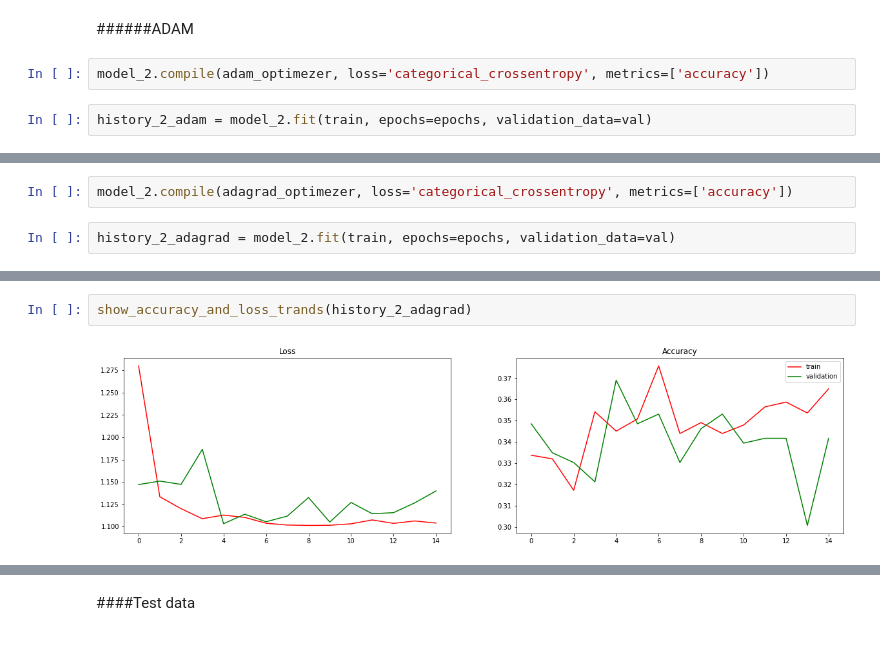
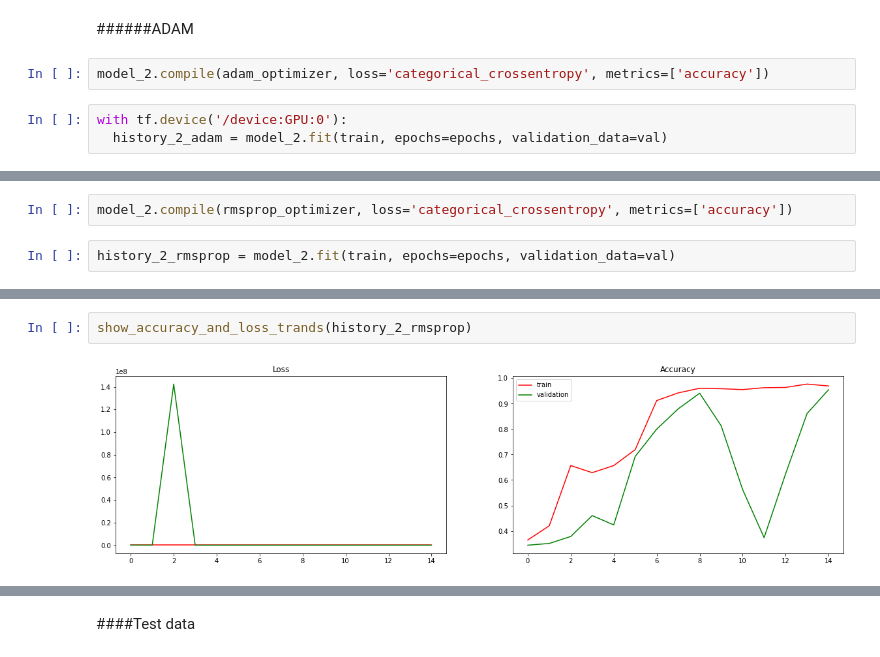
Before and after one commit to mc-off/ML, a Jupyter notebook: RPS_prediction/RPS_prediction.ipynb, the cells around one changed output, grey strips where cells are left out. Saved outputs shown, nothing was run; the diff lists cells and outputs as text.

```diff
--- a/RPS_prediction/RPS_prediction.ipynb
+++ b/RPS_prediction/RPS_prediction.ipynb
@@ -583,8 +739,9 @@ Accuracy: 97
 # %% [markdown]
 ######ADAM
 # %%
-model_2.compile(adam_optimezer, loss='categorical_crossentropy', metrics=['accuracy'])
+model_2.compile(adam_optimizer, loss='categorical_crossentropy', metrics=['accuracy'])
 # %%
-history_2_adam = model_2.fit(train, epochs=epochs, validation_data=val)
+with tf.device('/device:GPU:0'):
+  history_2_adam = model_2.fit(train, epochs=epochs, validation_data=val)
 # %% [output]
 Epoch 1/15
@@ -618,6 +775,6 @@ Accuracy: 38
 # %%
-model_2.compile(adagrad_optimezer, loss='categorical_crossentropy', metrics=['accuracy'])
+model_2.compile(rmsprop_optimizer, loss='categorical_crossentropy', metrics=['accuracy'])
 # %%
-history_2_adagrad = model_2.fit(train, epochs=epochs, validation_data=val)
+history_2_rmsprop = model_2.fit(train, epochs=epochs, validation_data=val)
 # %% [output]
 Epoch 1/15
@@ -640,5 +797,5 @@ Epoch 15/15
 # %%
-show_accuracy_and_loss_trands(history_2_adagrad)
+show_accuracy_and_loss_trands(history_2_rmsprop)
 # %% [output]
-[figure, old version]
+[figure, new version]
 # %%
```
Also changed, not shown: parts of 172 cells of this notebook.
